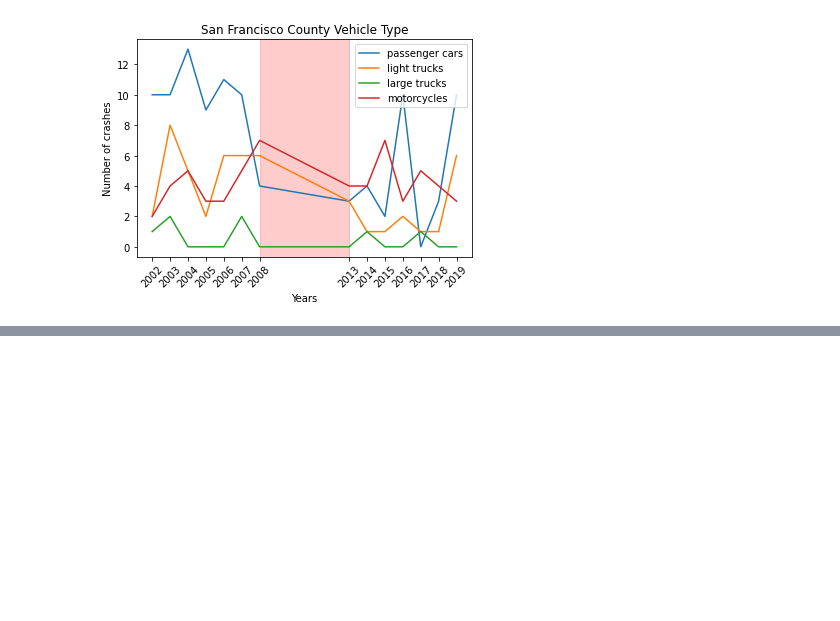
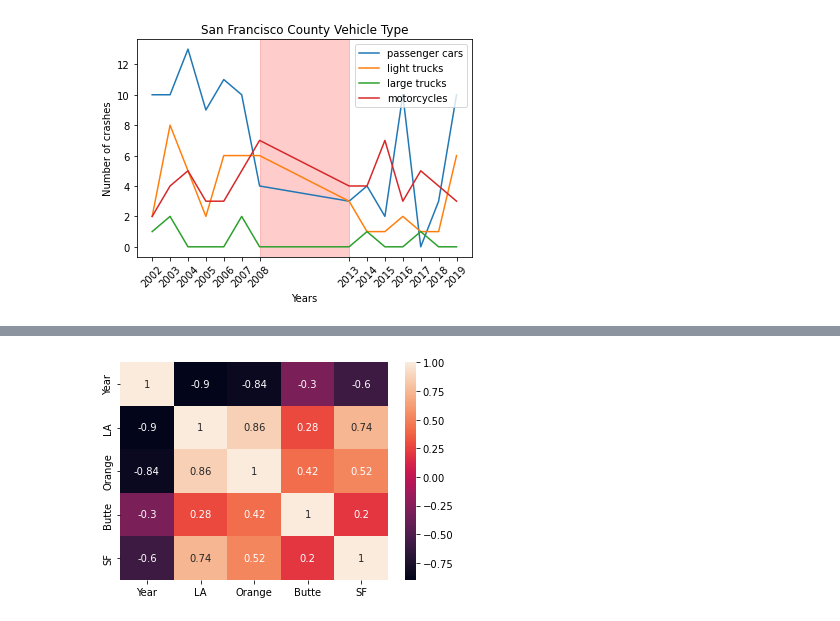
Before and after one commit to cxnoii/Project-1, a Jupyter notebook: Vehicle_Type.ipynb, the cells around one changed output, grey strips where cells are left out. Cells and saved outputs as stored; diff of their text form; code cells hidden in the pictures; blank space fills up the shorter version.

```diff
--- a/Vehicle_Type.ipynb
+++ b/Vehicle_Type.ipynb
@@ -27,0 +29,3 @@ Vehivle_type_butte[["passenger cars","light trucks","large trucks",	"motocycles"
+# %%
+df1_transposed = Vehivle_type_butte_1.transpose()
+df1_transposed
@@ -27,0 +38,4 @@ Vehivle_type_butte[["passenger cars","light trucks","large trucks",	"motocycles"
+# %%
+sum = df1_transposed.sum()
+# %%
+Vehivle_type_butte['Sum'] = sum
@@ -108,0 +179,4 @@ plt.show()
+# %%
+frame = { 'Year': Vehivle_type_SF["Year"], 'LA': Vehivle_type_LA["passenger cars"], 'Orange': Vehivle_type_Orange["passenger cars"], 'Butte': Vehivle_type_butte["passenger cars"], 'SF': Vehivle_type_SF["passenger cars"] }
+#Creating DataFrame by passing Dictionary
+result = pd.DataFrame(frame)
@@ -108,0 +203,6 @@ plt.show()
+# %%
+correlation_mat = result.corr()
+sns.heatmap(correlation_mat, annot = True)
+plt.show()
+# %% [output]
+[figure, added]
```
Also changed, not shown: parts of 11 cells of this notebook, 3 other files.
